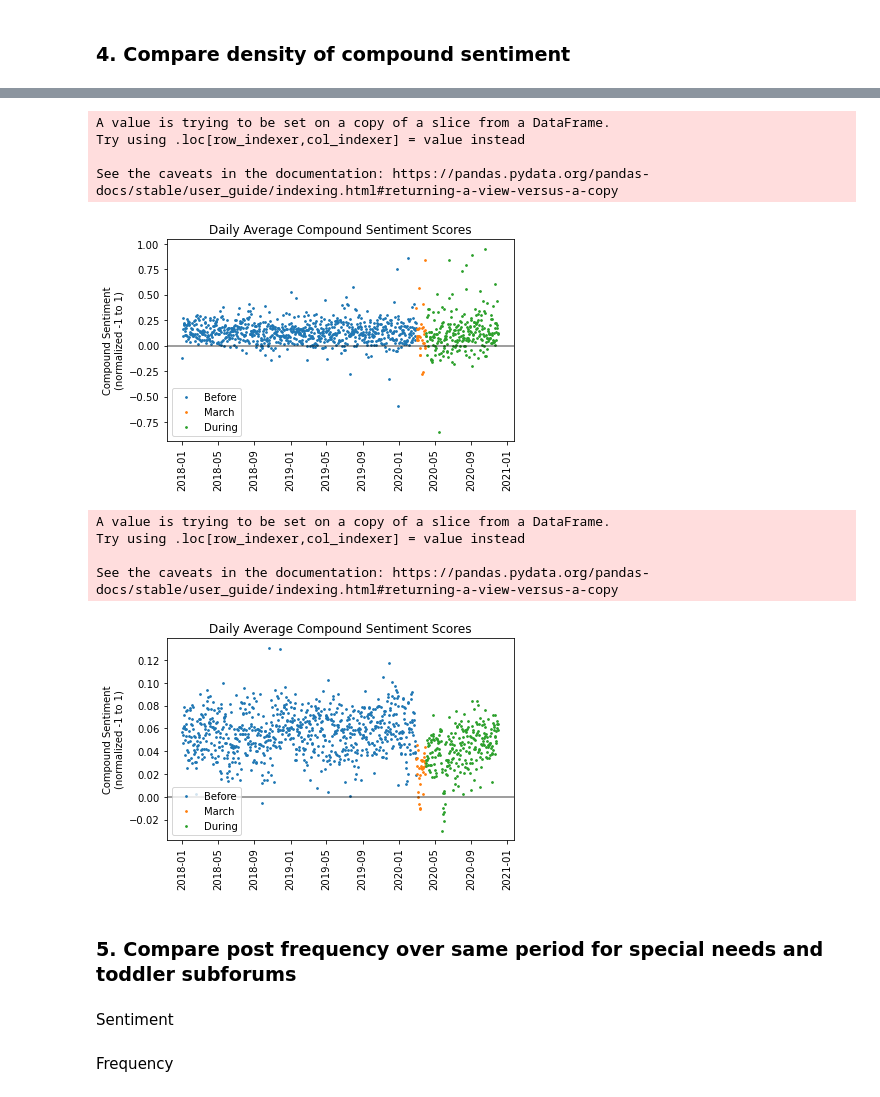
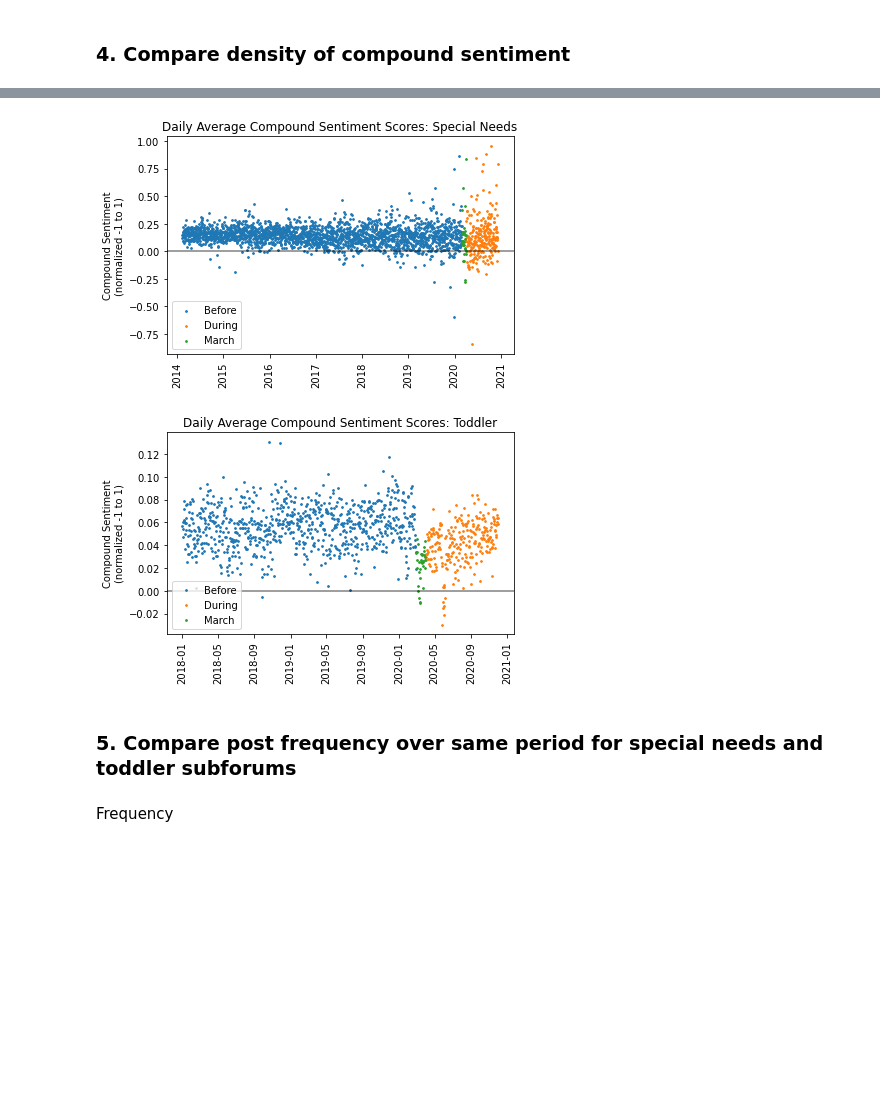
Before and after one commit to mwhuhn/forum-sentiment-old, a Jupyter notebook: 2.1-Sentiment-Analyze_Scores.ipynb, the cells around one changed output, grey strips where cells are left out. Drawn from its saved outputs; the diff is of its cells as text; code cells hidden in the pictures; blank space fills up the shorter version.

Commit message:
Updated format

```diff
--- a/2.1-Sentiment-Analyze_Scores.ipynb
+++ b/2.1-Sentiment-Analyze_Scores.ipynb
@@ -197,4 +233,4 @@ td_sql = '''
 # %%
 td = pd.read_sql_query(td_sql, conn)
 # %%
-td = format_data(td)
+td = create_dates(td)
@@ -211,9 +257,10 @@ sn_sub = sn.loc[mask]
 # %% [markdown]
 ### 2. Comparing sentiment before and during pandemic with a t-test
 # %%
-for df in [sn_sub, td_sub]:
-    print("\nGROUP\n")
+for name, df in {"Special Needs":sn_sub, "Toddler":td_sub}.items():
+    print(name)
     ttest_sentiment(df, 'neg_sentiment')
     ttest_sentiment(df, 'neu_sentiment')
     ttest_sentiment(df, 'pos_sentiment')
     ttest_sentiment(df, 'compound_sentiment')
+    print("\n")
@@ -220,5 +285,5 @@ for df in [sn_sub, td_sub]:
 # %%
-for df in [sn_sub, td_sub]:
+for name, df in {"Special Needs":sn_sub, "Toddler":td_sub}.items():
     fig, ax = plt.subplots()
     width = 0.35
     sentiments = ['Negative', 'Positive']
@@ -240,7 +305,7 @@ for df in [sn_sub, td_sub]:
 
     # Add some text for labels, title and custom x-axis tick labels, etc.
     ax.set_ylabel('Average Sentiment Score\n(normalized 0 to 1)')
-    ax.set_title('Comparison of Sentiment Scores')
+    ax.set_title('Comparison of Sentiment Scores: {}'.format(name))
     ax.set_xticks(x_pos)
     ax.set_xticklabels(sentiments)
     ax.legend()
@@ -264,7 +332,7 @@ So this suggests if a parent comment's negative sentiment increases, the childre
 # %% [markdown]
 ### 4. Compare density of compound sentiment
 # %%
-for df in [sn_sub, td_sub]:
+for name, df in {"Special Needs":sn_sub, "Toddler":td_sub}.items():
     density_before = kde.gaussian_kde(df["compound_sentiment"][df['before']])
     density_march = kde.gaussian_kde(df["compound_sentiment"][df['march']])
     density_during = kde.gaussian_kde(df["compound_sentiment"][df['during']])
@@ -273,4 +341,5 @@ for df in [sn_sub, td_sub]:
     plt.scatter(x, density_march(x), alpha=0.5, label="March")
     plt.scatter(x, density_during(x), alpha=0.5, label="During")
     plt.legend(loc="upper right")
+    plt.title('Density of Compound Sentiment Scores: {}'.format(name))
     plt.show()
@@ -277,31 +349,19 @@ for df in [sn_sub, td_sub]:
 # %%
 size = 3
-for df in [sn_sub, td_sub]:
+for name, df in {"Special Needs":sn, "Toddler":td_sub}.items():
     daily_ave = ave_sent_day(df)
-#     print(daily_ave[daily_ave['during']].sort_values(by='compound_sentiment', ascending=False).head(20))
-    plt.scatter(daily_ave.index[daily_ave['before']], daily_ave['compound_sentiment'][daily_ave['before']], label="Before", s=size)
-    plt.scatter(daily_ave.index[daily_ave['march']], daily_ave['compound_sentiment'][daily_ave['march']], label="March", s=size)
-    plt.scatter(daily_ave.index[daily_ave['during']], daily_ave['compound_sentiment'][daily_ave['during']], label="During", s=size)
+    groups = daily_ave.groupby('period')
+    for period, group in groups:
+        plt.scatter(group.index, group.compound_sentiment, label=period, s=size)
     plt.legend(loc="lower left")
     plt.xticks(rotation=90)
     plt.ylabel('Compound Sentiment\n(normalized -1 to 1)')
-    plt.title('Daily Average Compound Sentiment Scores')
+    plt.title('Daily Average Compound Sentiment Scores: {}'.format(name))
     plt.axhline(y=0, color='black', linestyle='-', alpha=0.5)
     plt.tight_layout()
-    # plt.savefig('../plots/daily_ave_compound_sentiment.png')
     plt.show()
 # %% [output]
-A value is trying to be set on a copy of a slice from a DataFrame.
-Try using .loc[row_indexer,col_indexer] = value instead
-
-See the caveats in the documentation: https://pandas.pydata.org/pandas-docs/stable/user_guide/indexing.html#returning-a-view-versus-a-copy
-[figure, old version]
+[figure, new version]
-A value is trying to be set on a copy of a slice from a DataFrame.
-Try using .loc[row_indexer,col_indexer] = value instead
-
-See the caveats in the documentation: https://pandas.pydata.org/pandas-docs/stable/user_guide/indexing.html#returning-a-view-versus-a-copy
-[figure, old version]
+[figure, new version]
 # %% [markdown]
 ### 5. Compare post frequency over same period for special needs and toddler subforums
-# %% [markdown]
-Sentiment
```
Also changed, not shown: parts of 16 cells of this notebook, 5 other files.
